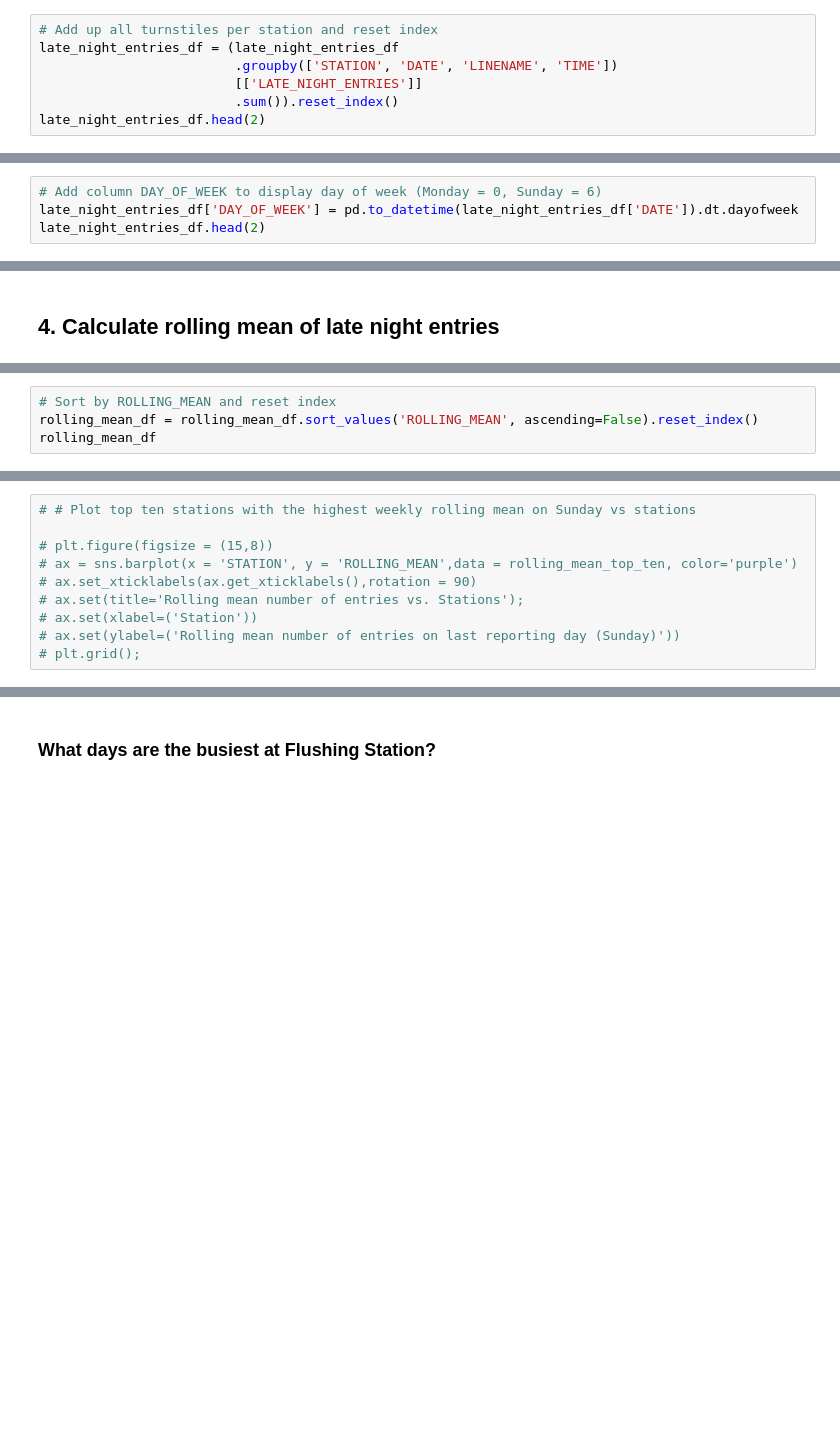
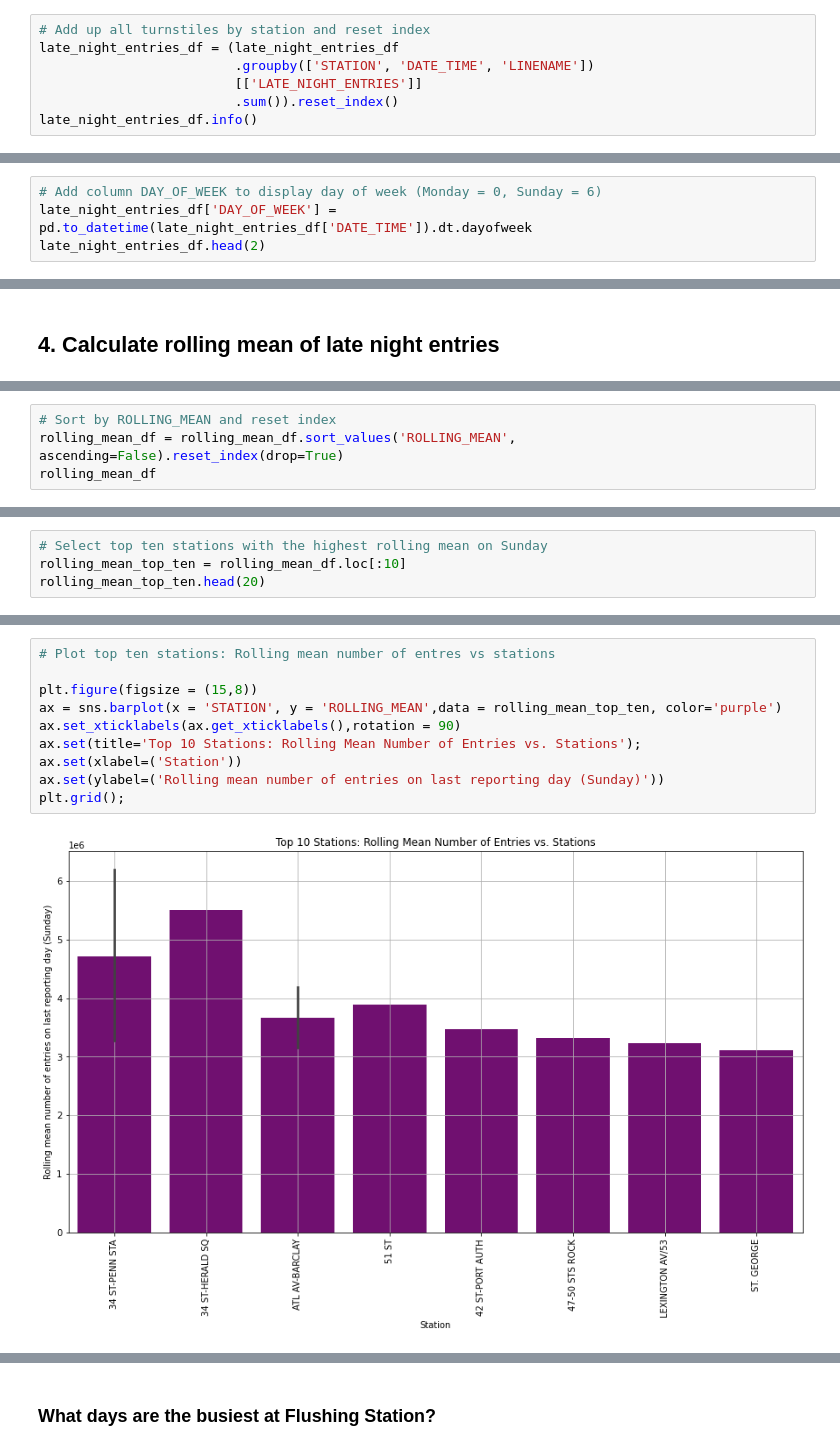
Before and after one commit to slp22/eda-project, a Jupyter notebook: EDA-project-code-sandra-paredes.ipynb, the cells around one changed output, grey strips where cells are left out. Cells and saved outputs as stored; diff of their text form; blank space fills up the shorter version.

Commit message:
Fixed negative numbers

```diff
--- a/EDA-project-code-sandra-paredes.ipynb
+++ b/EDA-project-code-sandra-paredes.ipynb
@@ -123,7 +208,7 @@ late_night_entries_df["LATE_NIGHT_ENTRIES"] = late_night_entries_df.apply(get_da
 # %%
-# Add up all turnstiles per station and reset index
+# Add up all turnstiles by station and reset index
 late_night_entries_df = (late_night_entries_df
-                         .groupby(['STATION', 'DATE', 'LINENAME', 'TIME'])
+                         .groupby(['STATION', 'DATE_TIME', 'LINENAME'])
                          [['LATE_NIGHT_ENTRIES']]
                          .sum()).reset_index()
-late_night_entries_df.head(2)
+late_night_entries_df.info()
@@ -130,4 +227,4 @@ late_night_entries_df.head(2)
 # %%
 # Add column DAY_OF_WEEK to display day of week (Monday = 0, Sunday = 6)
-late_night_entries_df['DAY_OF_WEEK'] = pd.to_datetime(late_night_entries_df['DATE']).dt.dayofweek
+late_night_entries_df['DAY_OF_WEEK'] = pd.to_datetime(late_night_entries_df['DATE_TIME']).dt.dayofweek
 late_night_entries_df.head(2)
@@ -159,4 +286,4 @@ rolling_mean_df.info()
 # %%
 # Sort by ROLLING_MEAN and reset index
-rolling_mean_df = rolling_mean_df.sort_values('ROLLING_MEAN', ascending=False).reset_index()
+rolling_mean_df = rolling_mean_df.sort_values('ROLLING_MEAN', ascending=False).reset_index(drop=True)
 rolling_mean_df
@@ -165,0 +304,4 @@ rolling_mean_top_ten.head(20)
+# %%
+# Select top ten stations with the highest rolling mean on Sunday
+rolling_mean_top_ten = rolling_mean_df.loc[:10]
+rolling_mean_top_ten.head(20)
@@ -168,13 +325,15 @@ rolling_mean_top_ten.head(20)
 # %%
-# # Plot top ten stations with the highest weekly rolling mean on Sunday vs stations
+# Plot top ten stations: Rolling mean number of entres vs stations
 
-# plt.figure(figsize = (15,8))
-# ax = sns.barplot(x = 'STATION', y = 'ROLLING_MEAN',data = rolling_mean_top_ten, color='purple')
-# ax.set_xticklabels(ax.get_xticklabels(),rotation = 90)
-# ax.set(title='Rolling mean number of entries vs. Stations');
-# ax.set(xlabel=('Station'))
-# ax.set(ylabel=('Rolling mean number of entries on last reporting day (Sunday)'))
-# plt.grid();
+plt.figure(figsize = (15,8))
+ax = sns.barplot(x = 'STATION', y = 'ROLLING_MEAN',data = rolling_mean_top_ten, color='purple')
+ax.set_xticklabels(ax.get_xticklabels(),rotation = 90)
+ax.set(title='Top 10 Stations: Rolling Mean Number of Entries vs. Stations');
+ax.set(xlabel=('Station'))
+ax.set(ylabel=('Rolling mean number of entries on last reporting day (Sunday)'))
+plt.grid();
+# %% [output]
+[figure, added]
 # %% [markdown]
 The stations outside of Manhattan with high late night entries on average:
 * Atlantic Avenue-Barclay (Brooklyn, 2345BDNQR trains)
```
Also changed, not shown: parts of 52 cells of this notebook.
